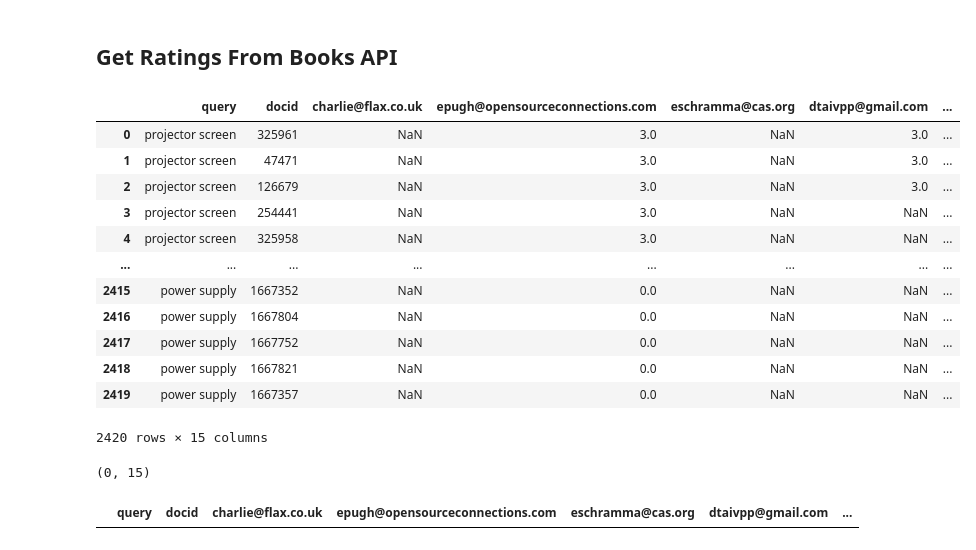
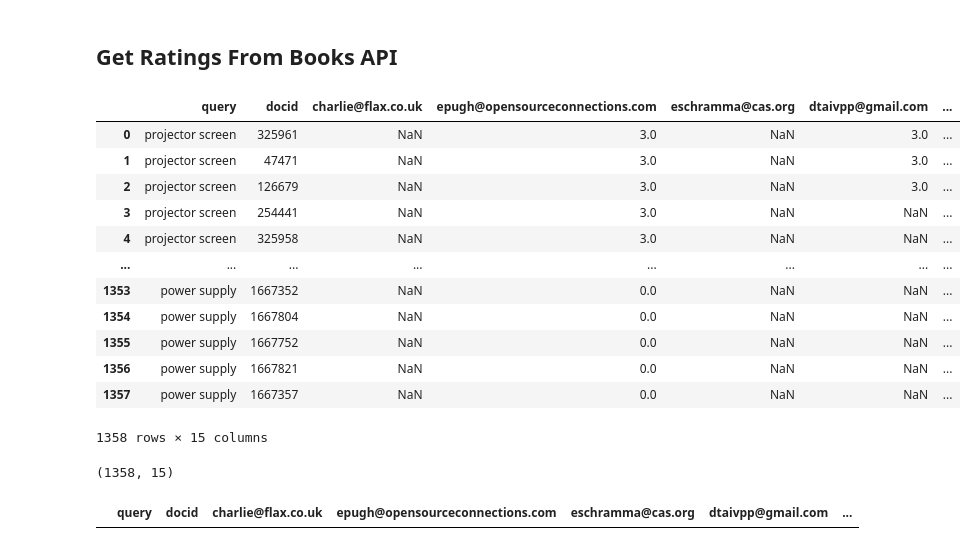
Before and after one commit to o19s/quepid-jupyterlite, a Jupyter notebook: jupyterlite/files/examples/Multiple Raters Analysis.ipynb, the cells around one changed output. Drawn from its saved outputs; the diff is of its cells as text; code cells hidden in the pictures.

```diff
--- a/jupyterlite/files/examples/Multiple Raters Analysis.ipynb
+++ b/jupyterlite/files/examples/Multiple Raters Analysis.ipynb
@@ -50,25 +50,33 @@ ratings = ['0-Bad', '1-Fair', '2-Good', '3-Perfect']
 # You need to get your book_id from Quepid UI. You should be able to see it's content if you open <your-quepid-url>/api/books/1.json
 BOOK_ID = 25
 # %%
-# Get content of the book in CSV format (could also use JSON)
-res = await fetch(f'/api/books/{BOOK_ID}.csv')
+# Get Query Doc Pair of the book in CSV format (could also use JSON)
+#res = await fetch(f'/api/books/{BOOK_ID}/judgements')
+#data = await res.text()
+
+#json_data = json.loads(data)
+#df = pd.DataFrame(json_data['all_judgements'])
+
+# Get content of the book in CSV format
+res = await fetch(f'/api/books/{BOOK_ID}/judgements.csv')
 res_str = await res.text()
 df = pd.read_csv(StringIO(res_str))
+
 df
 # %% [output]
 |  | query | docid | charlie@flax.co.uk | epugh@opensourceconnections.com | eschramma@cas.org | dtaivpp@gmail.com | ... |
 | 0 | projector screen | 325961 | NaN | 3.0 | NaN | 3.0 | ... |
 | 1 | projector screen | 47471 | NaN | 3.0 | NaN | 3.0 | ... |
 | 2 | projector screen | 126679 | NaN | 3.0 | NaN | 3.0 | ... |
 | 3 | projector screen | 254441 | NaN | 3.0 | NaN | NaN | ... |
 | 4 | projector screen | 325958 | NaN | 3.0 | NaN | NaN | ... |
 | ... | ... | ... | ... | ... | ... | ... | ... |
-| 2415 | power supply | 1667352 | NaN | 0.0 | NaN | NaN | ... |
-| 2416 | power supply | 1667804 | NaN | 0.0 | NaN | NaN | ... |
-| 2417 | power supply | 1667752 | NaN | 0.0 | NaN | NaN | ... |
-| 2418 | power supply | 1667821 | NaN | 0.0 | NaN | NaN | ... |
-| 2419 | power supply | 1667357 | NaN | 0.0 | NaN | NaN | ... |
+| 1353 | power supply | 1667352 | NaN | 0.0 | NaN | NaN | ... |
+| 1354 | power supply | 1667804 | NaN | 0.0 | NaN | NaN | ... |
+| 1355 | power supply | 1667752 | NaN | 0.0 | NaN | NaN | ... |
+| 1356 | power supply | 1667821 | NaN | 0.0 | NaN | NaN | ... |
+| 1357 | power supply | 1667357 | NaN | 0.0 | NaN | NaN | ... |
-2420 rows × 15 columns
+1358 rows × 15 columns
 # %%
 if df.shape[0] == 0:
     print('It Looks like your book is empty or does not exists')
@@ -76,7 +84,7 @@ if df.shape[0] == 0:
 #df.dropna(inplace=True)
 df.shape
 # %% [output]
-(0, 15)
+(1358, 15)
 # %%
 df.loc[df['docid'] == '325961']
 # %% [output]
```
Also changed, not shown: parts of 9 cells of this notebook.
